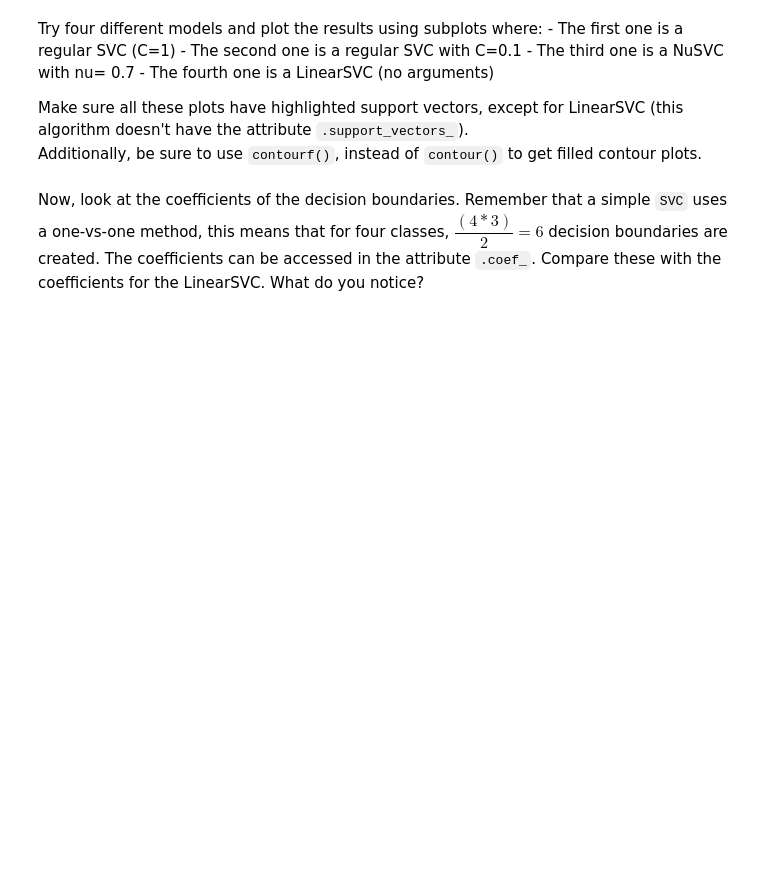
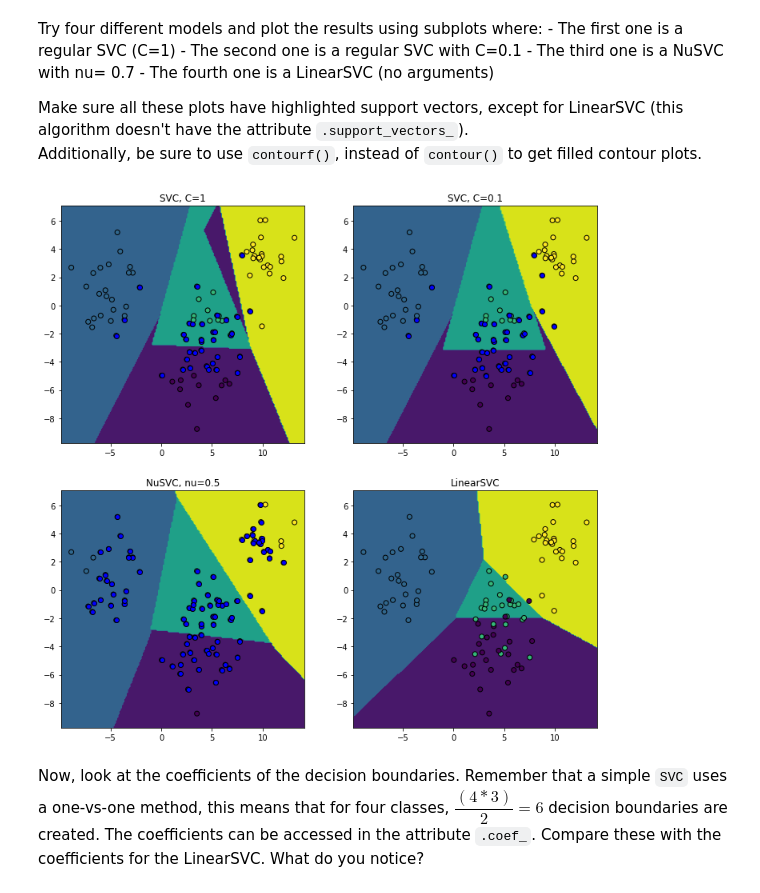
Before and after one commit to andiosika/dsc-building-an-svm-using-scikit-learn-lab-online-ds-pt-100719, a Jupyter notebook: index.ipynb, the cells around one changed output. Cells and saved outputs as stored; diff of their text form; code cells hidden in the pictures; blank space fills up the shorter version.

```diff
--- a/index.ipynb
+++ b/index.ipynb
@@ -297,2 +382,47 @@ from sklearn import svm
+# %%
+svc2 = svm.SVC(kernel='linear', C=.1)
+svc2.fit(X,y)
+Z2 = svc2.predict(x1x2).reshape(X1_C.shape)
+# %%
+nusvc1 = svm.NuSVC(kernel='linear', nu=.7)
+nusvc1.fit(X,y)
+Z3 = nusvc1.predict(x1x2).reshape(X1_C.shape)
+# %%
+svclin = svm.LinearSVC()
+svclin.fit(X, y)
+Z4 = svclin.predict(x1x2).reshape(X1_C.shape)
+# %%
+###
+plt.figure(figsize=(12, 12))
+
+plt.subplot(221)
+plt.title('SVC, C=1')
+axes = plt.gca()
+axes.contourf(X1_C, X2_C, Z1, alpha=1)
+plt.scatter(X1, X2, c=y, edgecolors='k')
+axes.scatter(svc1.support_vectors_[:, 0], svc1.support_vectors_[:, 1], facecolors='blue', edgecolors='k')
+
+plt.subplot(222)
+plt.title('SVC, C=0.1')
+axes = plt.gca()
+axes.contourf(X1_C, X2_C, Z2, alpha=1)
+plt.scatter(X1, X2, c=y, edgecolors='k')
+axes.scatter(svc2.support_vectors_[:, 0], svc2.support_vectors_[:, 1], facecolors='blue', edgecolors='k')
+
+plt.subplot(223)
+plt.title('NuSVC, nu=0.5')
+axes = plt.gca()
+axes.contourf(X1_C, X2_C, Z3, alpha=1)
+plt.scatter(X1, X2, c=y, edgecolors='k')
+axes.scatter(nusvc1.support_vectors_[:, 0], nusvc1.support_vectors_[:, 1], facecolors='blue', edgecolors='k')
+
+plt.subplot(224)
+plt.title('LinearSVC')
+axes = plt.gca()
+axes.contourf(X1_C, X2_C, Z4, alpha=1)
+plt.scatter(X1, X2, c=y, edgecolors='k')
+plt.show()
+# %% [output]
+[figure, added]
 # %% [markdown]
 Now, look at the coefficients of the decision boundaries. Remember that a simple `SVC` uses a one-vs-one method, this means that for four classes, $\dfrac{(4 * 3)}{2}= 6$ decision boundaries are created. The coefficients can be accessed in the attribute `.coef_`. Compare these with the coefficients for the LinearSVC. What do you notice?
```
Also changed, not shown: parts of 23 cells of this notebook.
